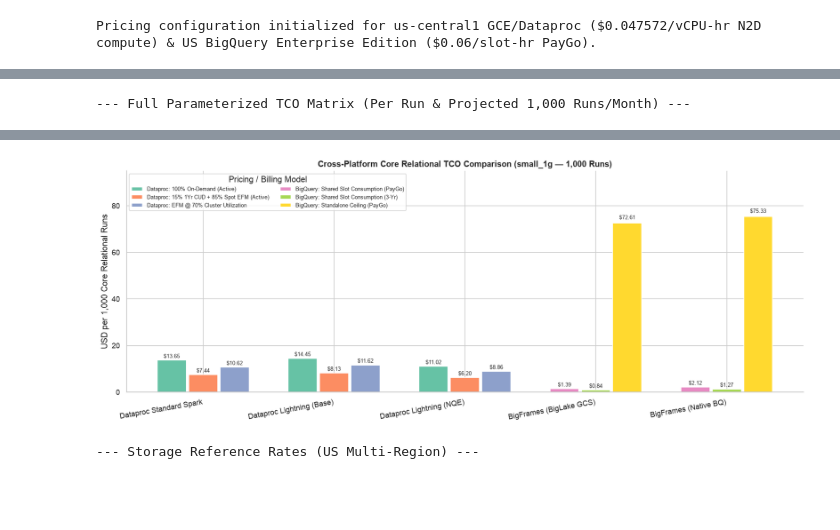
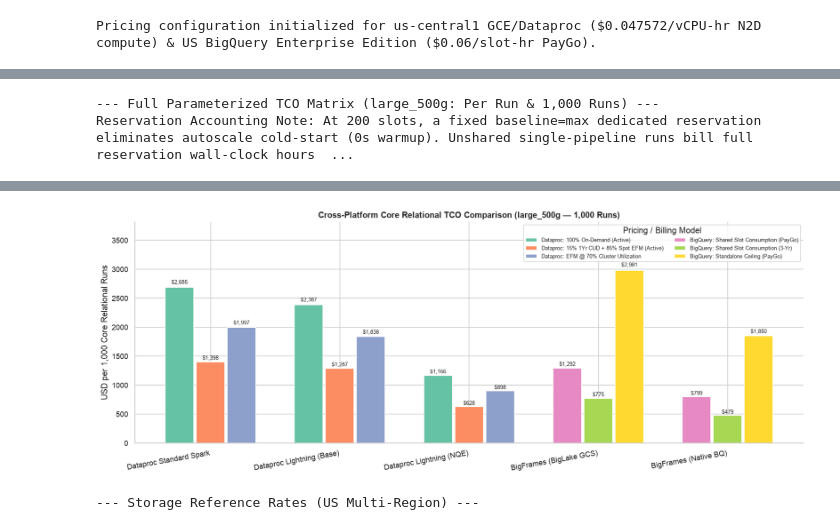
Before and after one commit to johanesalxd/lakehouse-compute-benchmark, a Jupyter notebook: notebooks/04_benchmark_summary_and_tco.ipynb, the cells around one changed output, grey strips where cells are left out. Saved outputs shown, nothing was run; the diff lists cells and outputs as text; code cells hidden in the pictures; blank space fills up the shorter version.

```diff
--- a/notebooks/04_benchmark_summary_and_tco.ipynb
+++ b/notebooks/04_benchmark_summary_and_tco.ipynb
@@ -678,12 +1324,12 @@ Each engine's `start_epoch_sec -> end_epoch_sec` sequence is normalized to **`t
 # %%
 # ==============================================================================
-# 5. NORMALIZED EXECUTION TIMELINE GANTT / WATERFALL CHART
+# 6. NORMALIZED EXECUTION TIMELINE GANTT / WATERFALL CHART
 # ==============================================================================
 gantt_df = df.copy()
 t0_by_engine = gantt_df.groupby("engine_variant")["start_epoch_sec"].transform("min")
 gantt_df["rel_start_sec"] = gantt_df["start_epoch_sec"] - t0_by_engine
 gantt_df["rel_end_sec"] = gantt_df["end_epoch_sec"] - t0_by_engine
-gantt_df["duration_sec"] = gantt_df["end_epoch_sec"] - gantt_df["start_epoch_sec"]
+gantt_df["stage_elapsed_sec"] = gantt_df["end_epoch_sec"] - gantt_df["start_epoch_sec"]
 
 inter_gaps = []
 for eng in present_engines:
@@ -695,7 +1341,7 @@ max_gap = max(inter_gaps) if inter_gaps else 0.0
 if max_gap > 60.0:
     print(
         f"Note: Max inter-stage gap of {max_gap:.1f}s detected (typical when running cells interactively). "
-        "Showing true normalized epoch offsets; see Section 4 for pure compute time."
+        "Showing true normalized epoch offsets; see Section 5 for pure compute time."
     )
 
 fig, ax = plt.subplots(figsize=(14, 5.2))
@@ -710,7 +1356,7 @@ for y_idx, eng in enumerate(present_engines):
         label = STAGE_LABELS[stg] if stg not in plotted_stages else None
         plotted_stages.add(stg)
         left = float(row["rel_start_sec"])
-        width = float(row["duration_sec"])
+        width = float(row["stage_elapsed_sec"])
         ax.barh(
             y_idx,
             width,
@@ -749,8 +1395,8 @@ ax.set_yticks(y_positions)
 ax.set_yticklabels([ENGINE_LABELS[e] for e in present_engines], fontweight="bold")
 ax.invert_yaxis()
 ax.set_xlabel("Elapsed Time Since Engine Stage 1 Start (seconds, normalized t=0)")
-ax.set_title(f"Sequential Stage Execution Waterfall ({ACTIVE_SCALE_PRESET})")
-ax.set_xlim(0, max_rel_end * 1.24)
+ax.set_title(f"Sequential Stage Execution Waterfall ({PRIMARY_DEEP_DIVE_SCALE})")
+ax.set_xlim(0, max_rel_end * 1.26)
 ax.legend(title="Medallion Stage", loc="lower right", frameon=True, fontsize=8.5)
 ax.grid(axis="x", linestyle="--", alpha=0.4)
 
@@ -974,6 +1607,6 @@ On `medium_100g` and `large_500g`, Stage 2B operates on a deterministic `5%` sli
 # %%
 # ==============================================================================
-# 7. STAGE 2A VECTORIZED VS. STAGE 2B PYTHON UDF NORMALIZED ANALYSIS
+# 8. STAGE 2A VECTORIZED VS. STAGE 2B PYTHON UDF NORMALIZED ANALYSIS
 # ==============================================================================
 if {"stage2a_silver_vectorized", "stage2b_silver_udf"}.issubset(set(present_stages)):
     s2_rows = []
@@ -1013,7 +1646,7 @@ if {"stage2a_silver_vectorized", "stage2b_silver_udf"}.issubset(set(present_stag
             "2a_wall_sec": "{:.2f} s",
             "2b_wall_sec": "{:.2f} s",
             "2b_sample_fraction": "{:.2%}",
-            "2b_full_scale_equiv_sec": "{:.2f} s",
+            "2b_full_scale_equiv_sec": "{:,.2f} s",
             "2a_sec_per_1m_rows": "{:.2f} s/M",
             "2b_sec_per_1m_rows": "{:.2f} s/M",
             "udf_slowdown_factor": "{:.2f}x",
@@ -1050,7 +1683,7 @@ if {"stage2a_silver_vectorized", "stage2b_silver_udf"}.issubset(set(present_stag
     ax.set_xticks(x)
     ax.set_xticklabels([ENGINE_LABELS[e] for e in udf_df["engine_variant"]], rotation=15, ha="right")
     ax.set_ylabel("Seconds per 1 Million Silver Rows (Normalized)")
-    ax.set_title("Vectorized Expressions (2A) vs. Scalar Python UDF Penalty (2B)")
+    ax.set_title(f"Vectorized Expressions (2A) vs. Scalar Python UDF Penalty (2B) — {PRIMARY_DEEP_DIVE_SCALE}")
     ax.set_ylim(0, max_y * 1.28)
     ax.legend(frameon=True, loc="upper right")
     plt.tight_layout()
@@ -1280,9 +1850,7 @@ Lightning Surcharge Break-Even Analysis — Scope: Full Cluster (Master + Worker
 # %%
 # ==============================================================================
-# 8B. PARAMETERIZED TCO MATRIX (DATAPROC BLENDS + CLUSTER LIFETIME + DUAL BQ LENSES)
+# 9B. PARAMETERIZED TCO MATRIX (DATAPROC BLENDS + CLUSTER LIFETIME + DUAL BQ LENSES)
 # ==============================================================================
-import math
-
 tco_rows = []
 for eng in present_engines:
     eng_df = df[df["engine_variant"] == eng].copy()
@@ -1296,7 +1864,6 @@ for eng in present_engines:
             rate = compute_dataproc_hourly_cost(
                 blend_name, CLUSTER_TOPOLOGY, PRICING_CONFIG, lightning=is_lgt, include_master=INCLUDE_MASTER_IN_TCO
             )
-            # 1) Active Stage Time (100% busy shared cluster)
             rel_cost = rate["total_cluster_hr"] * (rel_sec / 3600.0)
             full_cost = rate["total_cluster_hr"] * (full_sec / 3600.0)
             tco_rows.append({
@@ -1311,7 +1878,6 @@ for eng in present_engines:
                 "full_cost_1k_runs_usd": full_cost * 1000.0,
             })
 
-            # 2) Cluster-Lifetime Sensitivity on highlighted EFM & On-Demand tiers (idle/driver gap + ephemeral spin-up)
             if blend_name in ("100% On-Demand", ACTIVE_CLUSTER_BLEND):
                 rel_util_cost = rel_cost / SPARK_CLUSTER_UTILIZATION_SENSITIVITY
                 full_util_cost = full_cost / SPARK_CLUSTER_UTILIZATION_SENSITIVITY
@@ -1341,14 +1907,13 @@ for eng in present_engines:
                     "full_cost_1k_runs_usd": full_eph_cost * 1000.0,
                 })
 
-        # Worker-only 16-vCPU parity vs telemetry est_list_cost_usd
         w_rate_od = compute_dataproc_hourly_cost(
             "100% On-Demand", CLUSTER_TOPOLOGY, PRICING_CONFIG, lightning=is_lgt, include_master=False
         )
         tco_rows.append({
             "engine_variant": eng,
             "engine_label": ENGINE_LABELS[eng],
-            "pricing_tier": f"Worker-Only List Parity ({CLUSTER_TOPOLOGY['worker_vcpus']} vCPUs)",
+            "pricing_tier": f"Worker-Only List Parity ({CLUSTER_TOPOLOGY['worker_vcpus']} vCPUs, {CLUSTER_TOPOLOGY['worker_local_ssds']} SSDs)",
             "billing_lens": "Matches telemetry est_list_cost_usd",
             "hourly_rate_usd": w_rate_od["total_cluster_hr"],
             "rel_cost_per_run_usd": float(rel_df["est_list_cost_usd"].sum()),
@@ -1364,18 +1929,16 @@ for eng in present_engines:
 
         min_sec = PRICING_CONFIG["bq_autoscale_min_bill_sec"]
         slot_inc = int(PRICING_CONFIG["bq_autoscale_increment_slots"])
-        # Apply 60s minimum autoscale floor across the contiguous pipeline pass (NOT per stage)
         rel_pass_floored_sec = max(min_sec, rel_sec)
         full_pass_floored_sec = max(min_sec, full_sec)
 
-        # Quantize peak/avg autoscale demand to 50-slot Enterprise increments capped at slot_cap
         rel_avg_slots = float((rel_df["bq_slot_seconds"].sum() / rel_sec)) if rel_sec > 0 else 0.0
         full_avg_slots = float((eng_df["bq_slot_seconds"].sum() / full_sec)) if full_sec > 0 else 0.0
         rel_stepped_slots = min(slot_cap, max(slot_inc, int(math.ceil(rel_avg_slots / slot_inc) * slot_inc))) if slot_cap else None
         full_stepped_slots = min(slot_cap, max(slot_inc, int(math.ceil(full_avg_slots / slot_inc) * slot_inc))) if slot_cap else None
 
         for tier_name, slot_rate in PRICING_CONFIG["bq_enterprise_slot_hr"].items():
-            # Lens (a): Dedicated / Shared Reservation Slot-Hour Consumption (0s idle waste)
+            # Lens (a): Shared Reservation Slot-Hour Consumption (0s idle waste)
             rel_shared = rel_slot_hrs * slot_rate
             full_shared = full_slot_hrs * slot_rate
             tco_rows.append({
@@ -1391,7 +1954,7 @@ for eng in present_engines:
             })
 
             if slot_cap is not None:
-                # Lens (b): Standalone Reservation Ceiling (Actual Contiguous Wall-Clock)
+                # Lens (b): Standalone Unshared Reservation Ceiling (Actual Contiguous Wall-Clock)
                 rel_ceil = slot_cap * (rel_sec / 3600.0) * slot_rate
                 full_ceil = slot_cap * (full_sec / 3600.0) * slot_rate
                 tco_rows.append({
@@ -1406,7 +1969,7 @@ for eng in present_engines:
                     "full_cost_1k_runs_usd": full_ceil * 1000.0,
                 })
 
-                # Lens (b*): Contiguous-Pass Autoscale 60s Min-Bill Floor (quantized to 50-slot step vs full ceiling)
+                # Lens (b*): Contiguous-Pass Autoscale 60s Min-Bill Floor
                 rel_floor_ceil = slot_cap * (rel_pass_floored_sec / 3600.0) * slot_rate
                 full_floor_ceil = slot_cap * (full_pass_floored_sec / 3600.0) * slot_rate
                 tco_rows.append({
@@ -1421,7 +1984,7 @@ for eng in present_engines:
                     "full_cost_1k_runs_usd": full_floor_ceil * 1000.0,
                 })
 
-                # Lens (b-step): Contiguous-Pass Autoscale 60s Floor @ 50-slot Enterprise increment
+                # Lens (b-step): Contiguous-Pass Autoscale 60s Floor @ 50-slot increment
                 if rel_stepped_slots and full_stepped_slots:
                     rel_step_cost = rel_stepped_slots * (rel_pass_floored_sec / 3600.0) * slot_rate
                     full_step_cost = full_stepped_slots * (full_pass_floored_sec / 3600.0) * slot_rate
@@ -1438,7 +2001,12 @@ for eng in present_engines:
                     })
 
 tco_df = pd.DataFrame(tco_rows)
-print("--- Full Parameterized TCO Matrix (Per Run & Projected 1,000 Runs/Month) ---")
+print(f"--- Full Parameterized TCO Matrix ({PRIMARY_DEEP_DIVE_SCALE}: Per Run & 1,000 Runs) ---")
+print(
+    f"Reservation Accounting Note: At {CLUSTER_TOPOLOGY['bq_slot_cap']} slots, a fixed baseline=max dedicated reservation eliminates "
+    "autoscale cold-start (0s warmup). Unshared single-pipeline runs bill full reservation wall-clock hours [Lens (b)]; "
+    "shared enterprise reservations bill only consumed slot-hours [Lens (a)]."
+)
 show_table(
     tco_df.drop(columns=["engine_variant"]),
     {
@@ -1450,7 +2018,6 @@ show_table(
     },
 )
 
-# Comparative TCO Visual across highlighted realistic production tiers (tight centered bars per engine)
 spark_tiers = [
     ("100% On-Demand", "Active Stage Time (100% Busy Shared Cluster)", "Dataproc: 100% On-Demand (Active)", "#66C2A5"),
     (ACTIVE_CLUSTER_BLEND, "Active Stage Time (100% Busy Shared Cluster)", "Dataproc: 15% 1Yr CUD + 85% Spot EFM (Active)", "#FC8D62"),
@@ -1502,7 +2069,7 @@ for e_idx, eng in enumerate(present_engines):
         ax.text(
             bar[0].get_x() + bar[0].get_width() / 2.0,
             val + max(0.5, val * 0.015),
-            f"${val:.2f}",
+            f"${val:,.0f}" if val >= 100 else f"${val:.2f}",
             ha="center",
             va="bottom",
             fontsize=8,
@@ -1511,13 +2078,12 @@ for e_idx, eng in enumerate(present_engines):
 ax.set_xticks(x_pos)
 ax.set_xticklabels([ENGINE_LABELS[e] for e in present_engines], rotation=10, ha="right")
 ax.set_ylabel("USD per 1,000 Core Relational Runs")
-ax.set_title(f"Cross-Platform Core Relational TCO Comparison ({ACTIVE_SCALE_PRESET} — 1,000 Runs)")
-ax.set_ylim(0, max(1.0, max_hl_cost) * 1.26)
-ax.legend(title="Pricing / Billing Model", fontsize=8, ncol=2, loc="upper left", frameon=True)
+ax.set_title(f"Cross-Platform Core Relational TCO Comparison ({PRIMARY_DEEP_DIVE_SCALE} — 1,000 Runs)")
+ax.set_ylim(0, max(1.0, max_hl_cost) * 1.28)
+ax.legend(title="Pricing / Billing Model", fontsize=8, ncol=2, loc="upper right", frameon=True)
 plt.tight_layout()
 plt.show()
 
-# Storage reference table (US multi-region)
 storage_ref_df = pd.DataFrame([
     {
         "storage_tier": "GCS Standard (Open Parquet, US Multi-Region)",
@@ -1550,5 +2116,6 @@ show_table(
     },
 )
 # %% [output]
---- Full Parameterized TCO Matrix (Per Run & Projected 1,000 Runs/Month) ---
+--- Full Parameterized TCO Matrix (large_500g: Per Run & 1,000 Runs) ---
+Reservation Accounting Note: At 200 slots, a fixed baseline=max dedicated reservation eliminates autoscale cold-start (0s warmup). Unshared single-pipeline runs bill full reservation wall-clock hours  ...
 |  | engine_label | pricing_tier | billing_lens | hourly_rate_usd | rel_cost_per_run_usd | full_cost_per_run_usd | ... |
@@ -1571,3 +2138,3 @@ show_table(
-[figure, old version]
+[figure, new version]
 --- Storage Reference Rates (US Multi-Region) ---
 |  | storage_tier | unit_rate | 1_tb_monthly_usd | 100_tb_monthly_usd | notes |
```
Also changed, not shown: parts of 20 cells of this notebook, 2 other files.
